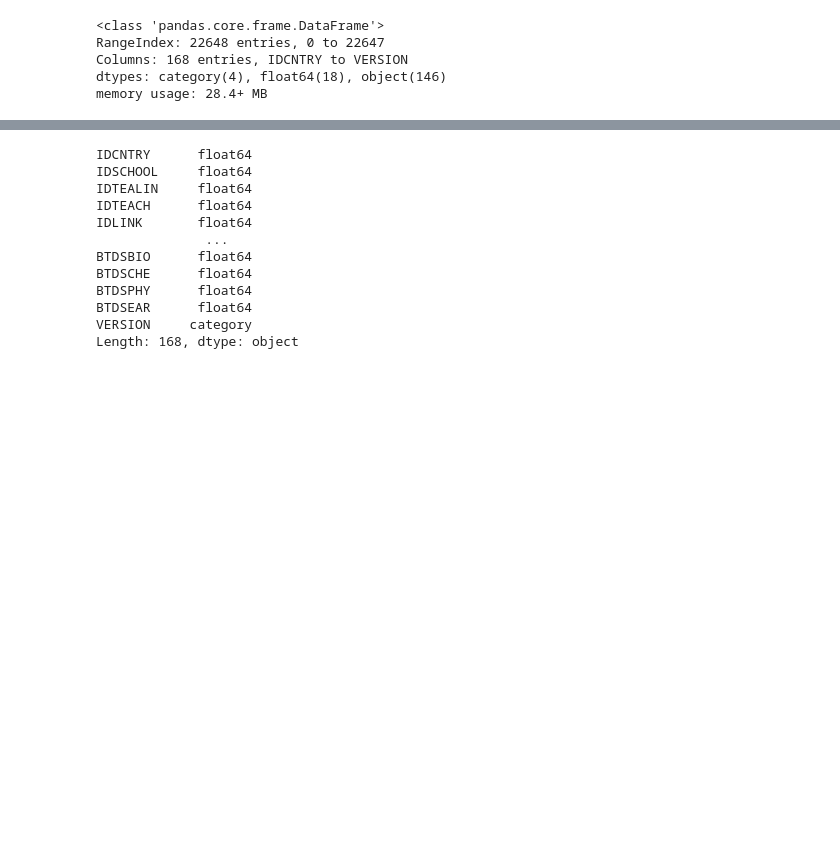
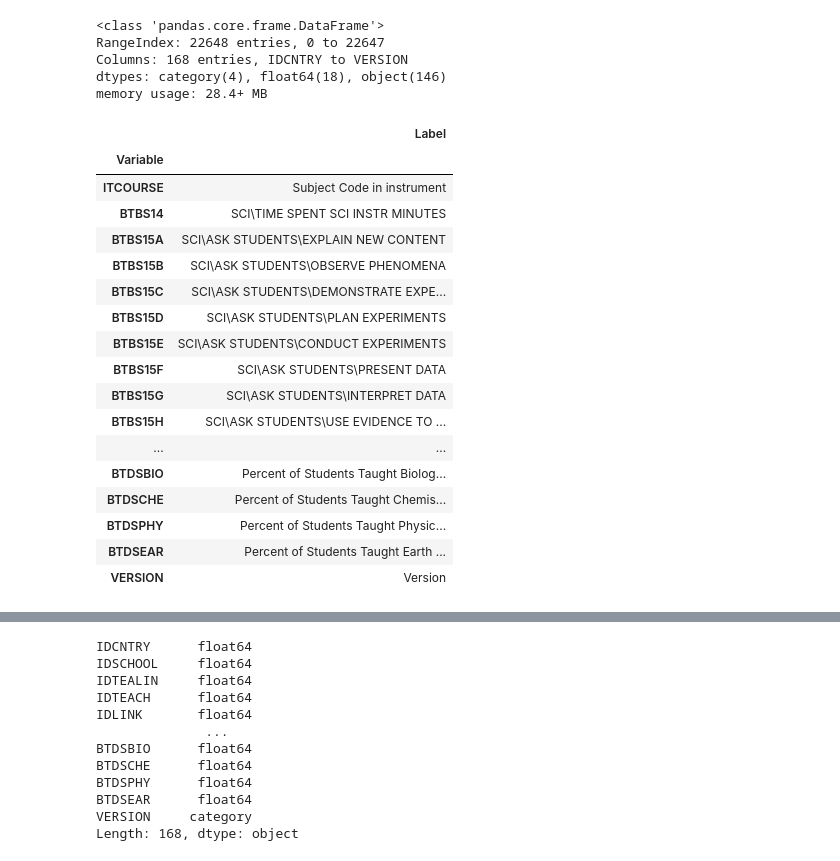
Before and after one commit to sjhaluck/TIMSS-Data-Science, a Jupyter notebook: TIMSS Exploration.ipynb, the cells around one changed output, grey strips where cells are left out. Saved outputs shown, nothing was run; the diff lists cells and outputs as text; code cells hidden in the pictures; blank space fills up the shorter version.

Commit message:
feat: gather additional information for stud_teach, docs: complete identification of data preparation steps for sci_teach

```diff
--- a/TIMSS Exploration.ipynb
+++ b/TIMSS Exploration.ipynb
@@ -60,11 +60,19 @@ for file in glob.glob('T19_G8_SPSS Data/*.sav'):
         except:
             student = pd.read_spss(file, usecols=student_cols)
     elif re.search('bst',file) != None:
-        stud_teach_cols = ['IDCNTRY', 'IDBOOK', 'IDSCHOOL', 'IDCLASS', 'IDSTUD', 'IDTEALIN', 'IDTEACH','IDLINK', 'IDPOP', 'IDGRADE', 'IDSUBJ', 'ITCOURSE', 'NMTEACH','NSTEACH']
         try:
+            stud_teach_cols = ['IDCNTRY', 'IDBOOK', 'IDSCHOOL', 'IDCLASS', 'IDSTUD', 'IDTEALIN', 'IDTEACH','IDLINK', 'IDPOP', 'IDGRADE', 'IDSUBJ', 'ITCOURSE', 'NMTEACH','NSTEACH']
+            scores = ['MMAT','SSCI','MALG','MAPP','MDAT','MGEO','MKNO','MNUM','MREA','SAPP','SBIO','SCHE','SEAR','SKNO','SPHY','SREA']
+            for item in scores:
+                stud_teach_cols = stud_teach_cols + [col for col in stud_teach.columns if item in col]
             stud_teach = stud_teach.append(pd.read_spss(file, usecols=stud_teach_cols), ignore_index=True, sort=False)
         except:
-            stud_teach = pd.read_spss(file, usecols=stud_teach_cols)
+            stud_teach = pd.read_spss(file)
+            stud_teach_cols = ['IDCNTRY', 'IDBOOK', 'IDSCHOOL', 'IDCLASS', 'IDSTUD', 'IDTEALIN', 'IDTEACH','IDLINK', 'IDPOP', 'IDGRADE', 'IDSUBJ', 'ITCOURSE', 'NMTEACH','NSTEACH']
+            scores = ['MMAT','SSCI','MALG','MAPP','MDAT','MGEO','MKNO','MNUM','MREA','SAPP','SBIO','SCHE','SEAR','SKNO','SPHY','SREA']
+            for item in scores:
+                stud_teach_cols = stud_teach_cols + [col for col in stud_teach.columns if item in col]
+            stud_teach = stud_teach.loc[:,stud_teach_cols]
     elif re.search('btm',file) != None:
         try:
             math_teach = math_teach.append(pd.read_spss(file), ignore_index=True, sort=False)
@@ -837,6 +847,27 @@ RangeIndex: 22648 entries, 0 to 22647
 Columns: 168 entries, IDCNTRY to VERSION
 dtypes: category(4), float64(18), object(146)
 memory usage: 28.4+ MB
+# %%
+sci_teach_codes.loc[[col for col in sci_teach.columns if 'BTBG' not in col],:].iloc[5:,:1]
+# %% [output]
+|  | Label |
+| Variable |  |
+| ITCOURSE | Subject Code in instrument |
+| BTBS14 | SCI\TIME SPENT SCI INSTR MINUTES |
+| BTBS15A | SCI\ASK STUDENTS\EXPLAIN NEW CONTENT |
+| BTBS15B | SCI\ASK STUDENTS\OBSERVE PHENOMENA |
+| BTBS15C | SCI\ASK STUDENTS\DEMONSTRATE EXPE... |
+| BTBS15D | SCI\ASK STUDENTS\PLAN EXPERIMENTS |
+| BTBS15E | SCI\ASK STUDENTS\CONDUCT EXPERIMENTS |
+| BTBS15F | SCI\ASK STUDENTS\PRESENT DATA |
+| BTBS15G | SCI\ASK STUDENTS\INTERPRET DATA |
+| BTBS15H | SCI\ASK STUDENTS\USE EVIDENCE TO ... |
+| ... | ... |
+| BTDSBIO | Percent of Students Taught Biolog... |
+| BTDSCHE | Percent of Students Taught Chemis... |
+| BTDSPHY | Percent of Students Taught Physic... |
+| BTDSEAR | Percent of Students Taught Earth ... |
+| VERSION | Version |
 # %%
 sci_teach.describe()
 # %% [output]
```
Also changed, not shown: parts of 4 cells of this notebook.
